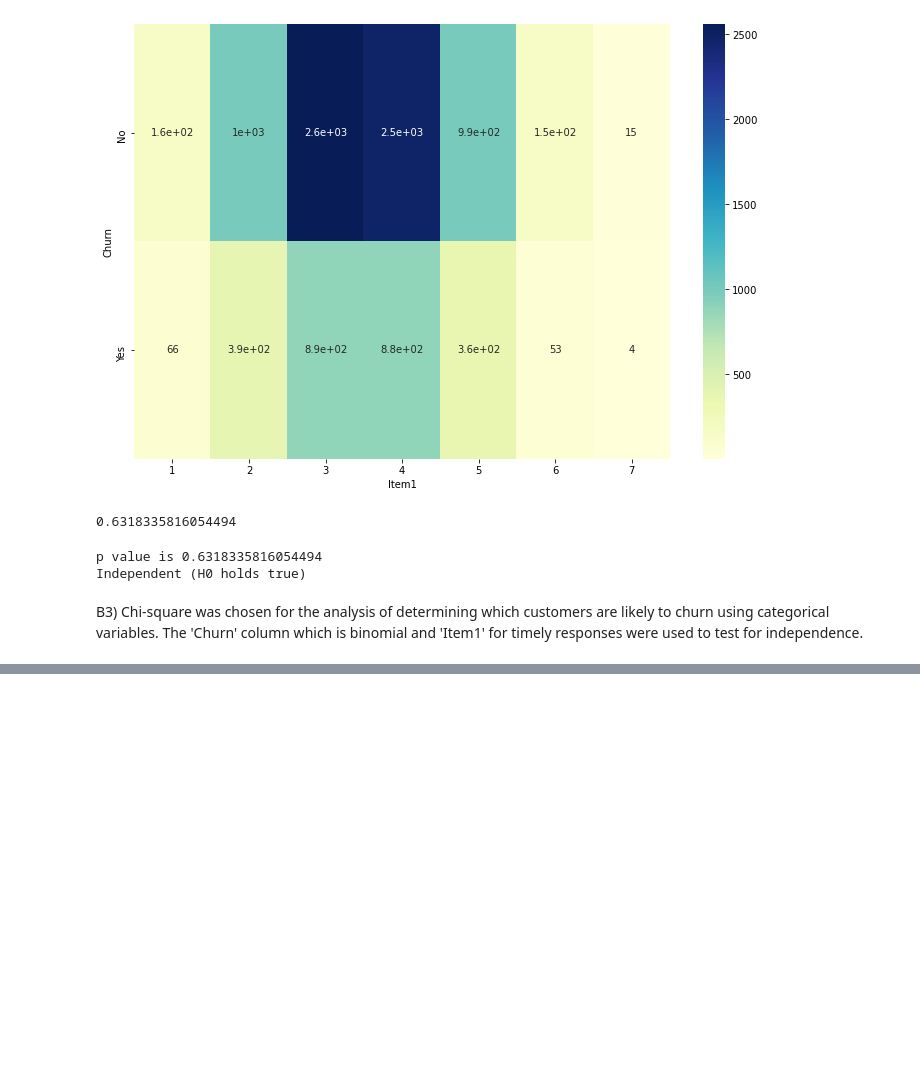
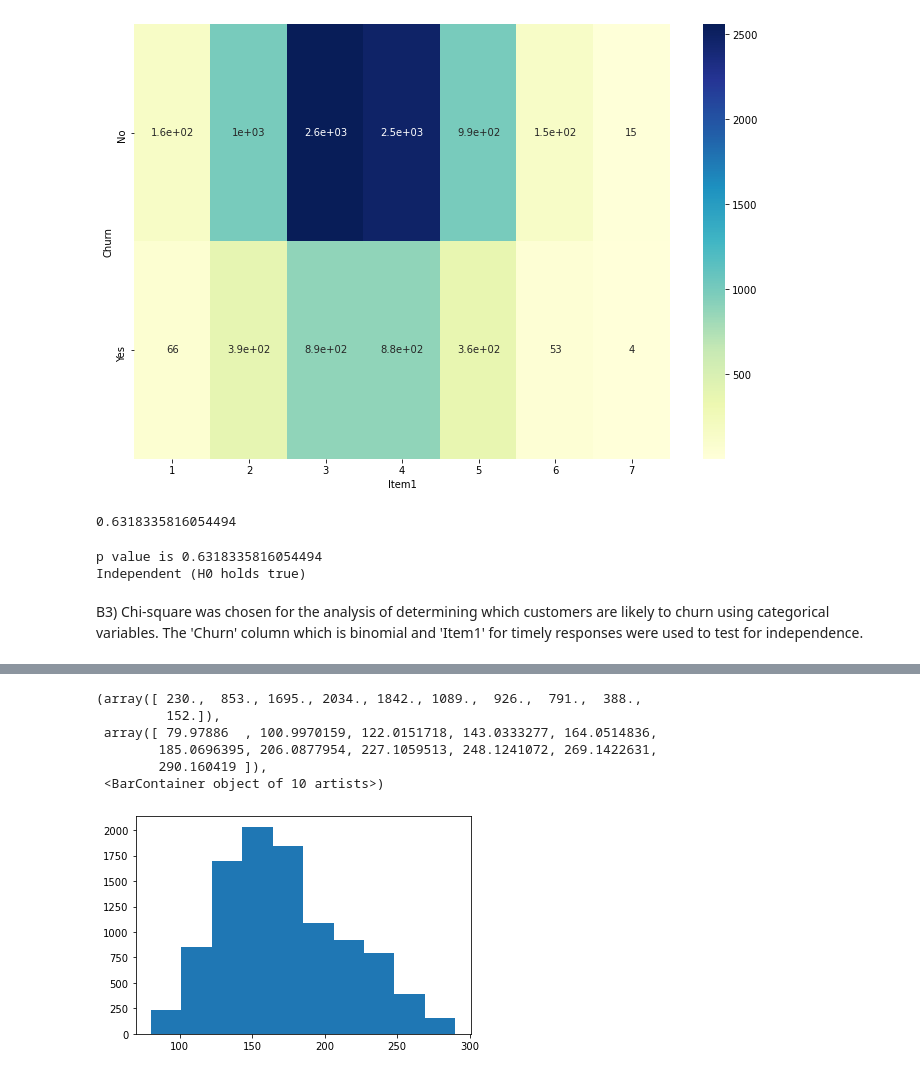
Before and after one commit to michaelle93/D207PA, a Jupyter notebook: D207PA.ipynb, the cells around one changed output, grey strips where cells are left out. Cells and saved outputs as stored; diff of their text form; code cells hidden in the pictures; blank space fills up the shorter version.

```diff
--- a/D207PA.ipynb
+++ b/D207PA.ipynb
@@ -78,0 +114,10 @@ Continuous variables:
+# %%
+plt.hist(df['MonthlyCharge'])
+# %% [output]
+(array([ 230.,  853., 1695., 2034., 1842., 1089.,  926.,  791.,  388.,
+         152.]),
+ array([ 79.97886  , 100.9970159, 122.0151718, 143.0333277, 164.0514836,
+        185.0696395, 206.0877954, 227.1059513, 248.1241072, 269.1422631,
+        290.160419 ]),
+ <BarContainer object of 10 artists>)
+[figure, added]
```
Also changed, not shown: parts of 10 cells of this notebook, 1 other file.
